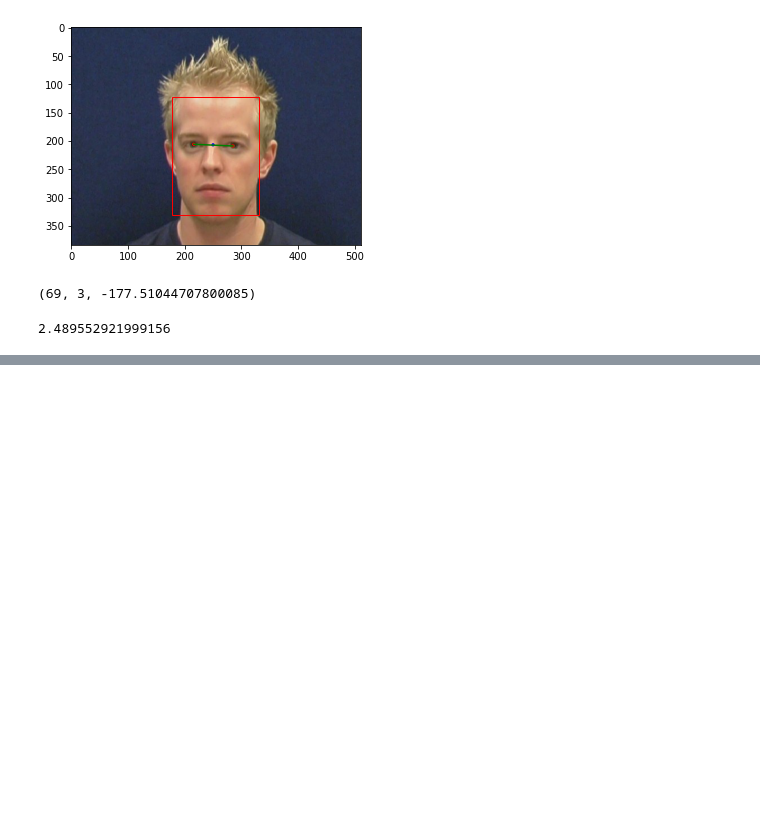
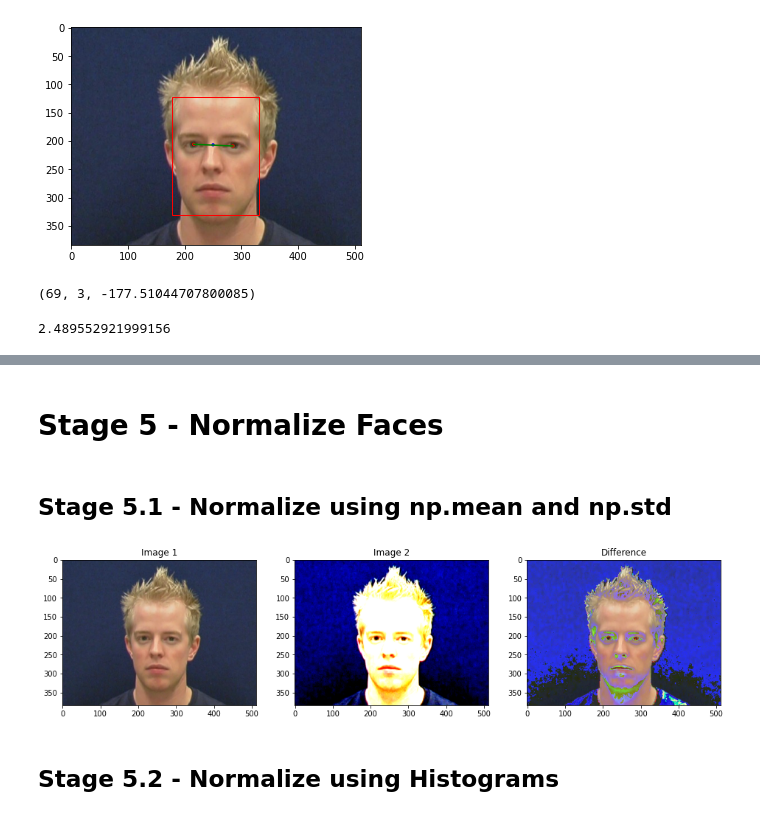
Before and after one commit to arglucas/Manning-Detecting-Deepfakes-with-OpenCV-and-SVM, a Jupyter notebook: 1-DetectFacesInVideos/Process Videos.ipynb, the cells around one changed output, grey strips where cells are left out. Saved outputs shown, nothing was run; the diff lists cells and outputs as text; code cells hidden in the pictures; blank space fills up the shorter version.

```diff
--- a/1-DetectFacesInVideos/Process Videos.ipynb
+++ b/1-DetectFacesInVideos/Process Videos.ipynb
@@ -628,0 +629,14 @@ real_image, fake_image, image_diff = diff_images(real_frame, fake_frame)
+# %% [markdown]
+# Stage 5 - Normalize Faces
+# %%
+def get_frames(path):
+    frames = []
+    vid = cv2.VideoCapture(path)
+    while(True):
+        ret, frame = vid.read()
+        if not ret:
+            break
+
+        frames.append(frame)
+
+    return frames
@@ -628,0 +676,19 @@ real_image, fake_image, image_diff = diff_images(real_frame, fake_frame)
+# %% [markdown]
+## Stage 5.1 - Normalize using np.mean and np.std
+# %%
+frames = get_frames(real_videos[5])
+frames += get_frames(fake_videos[0])
+
+frames = np.asarray(frames, dtype=np.float32)
+
+#plt.imshow(cv2.cvtColor(frames[0], cv2.COLOR_BGR2RGB))
+
+n = (frames - np.mean(frames)) / np.std(all_frames)
+
+#plt.imshow(cv2.cvtColor(n[0], cv2.COLOR_BGR2RGB))
+
+original_image, normalised_image, image_diff = diff_frames(frames[0].astype('uint8'), norm_to_img(n[0]))
+# %% [output]
+[figure, added]
+# %% [markdown]
+## Stage 5.2 - Normalize using Histograms
```
Also changed, not shown: parts of 22 cells of this notebook.
